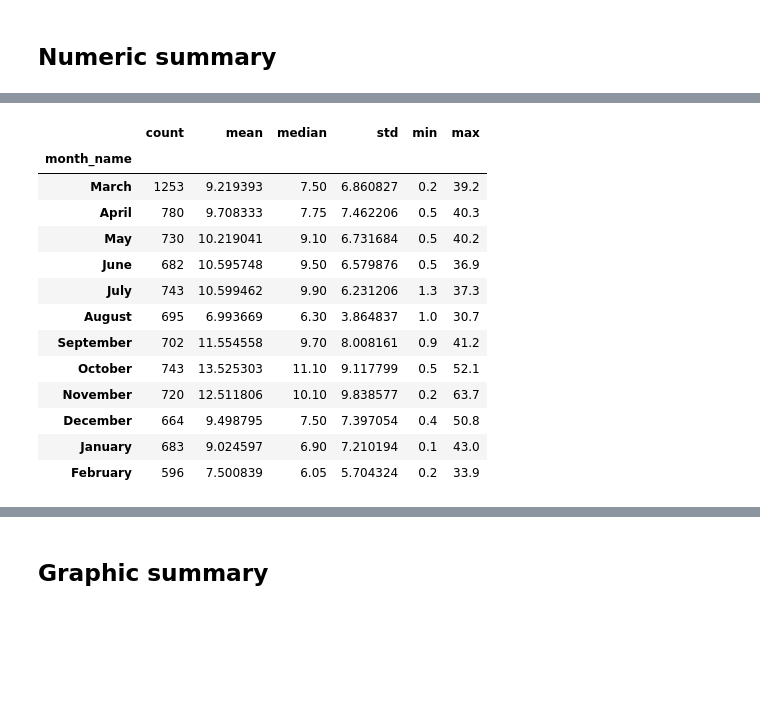
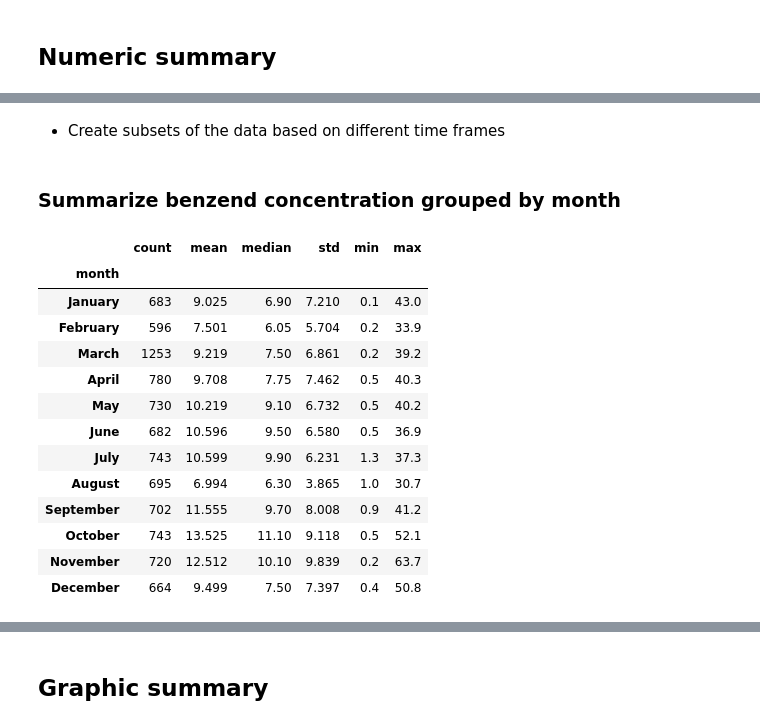
Before and after one commit to bingxiaochen/ST-554-Project1, a Jupyter notebook: Task2/Project1_Task2_Hui.ipynb, the cells around one changed output, grey strips where cells are left out. Drawn from its saved outputs; the diff is of its cells as text; code cells hidden in the pictures; blank space fills up the shorter version.

```diff
--- a/Task2/Project1_Task2_Hui.ipynb
+++ b/Task2/Project1_Task2_Hui.ipynb
@@ -179,33 +195,37 @@ X_df["hour"] = X_df["datetime"].dt.hour                               # Extract
+# %% [markdown]
+- Create subsets of the data based on different time frames
 # %%
 # produce subset of the data grouped by different time frames
-ben_mon_stat = X_df.groupby("month_name", observed=True)["Ben"] \
+ben_mon_stat = X_df.groupby("month", observed=True)["Ben"] \
     .agg(["count", "mean", "median", "std", "min", "max"])              # Group Ben by month
 ben_week_stat = X_df.groupby("week")["Ben"] \
     .agg(["count", "mean", "median", "std", "min", "max"])              # Group Ben by week
-ben_weekday_stat = X_df.groupby("weekday_name", observed=True)["Ben"] \
+ben_weekday_stat = X_df.groupby("weekday", observed=True)["Ben"] \
     .agg(["count", "mean", "median", "std", "min", "max"])              # Group Ben by weekday
 ben_hour_stat = X_df.groupby("hour")["Ben"] \
     .agg(["count", "mean", "median", "std", "min", "max"])              # Group Ben by hours of a day
-T_hour_stat = X_df.groupby("hour")["T"] \
-    .agg(["count", "mean", "median", "std", "min", "max"])              # Group temperature by hours of a day
-RH_hour_stat = X_df.groupby("hour")["RH"] \
-    .agg(["count", "mean", "median", "std", "min", "max"])              # Group RH by hours of a day
+# T_hour_stat = X_df.groupby("hour")["T"] \
+#     .agg(["count", "mean", "median", "std", "min", "max"])              # Group temperature by hours of a day
+# RH_hour_stat = X_df.groupby("hour")["RH"] \
+#     .agg(["count", "mean", "median", "std", "min", "max"])              # Group RH by hours of a day
 ben_season_stat = X_df.groupby("season", observed=True)["Ben"] \
     .agg(["count", "mean", "median", "std", "min", "max"])              # group Ben by season
+# %% [markdown]
+### Summarize benzend concentration grouped by month
 # %%
-ben_mon_stat
+ben_mon_stat.round(3)
 # %% [output]
 |  | count | mean | median | std | min | max |
-| month_name |  |  |  |  |  |  |
-| March | 1253 | 9.219393 | 7.50 | 6.860827 | 0.2 | 39.2 |
-| April | 780 | 9.708333 | 7.75 | 7.462206 | 0.5 | 40.3 |
-| May | 730 | 10.219041 | 9.10 | 6.731684 | 0.5 | 40.2 |
-| June | 682 | 10.595748 | 9.50 | 6.579876 | 0.5 | 36.9 |
-| July | 743 | 10.599462 | 9.90 | 6.231206 | 1.3 | 37.3 |
-| August | 695 | 6.993669 | 6.30 | 3.864837 | 1.0 | 30.7 |
-| September | 702 | 11.554558 | 9.70 | 8.008161 | 0.9 | 41.2 |
-| October | 743 | 13.525303 | 11.10 | 9.117799 | 0.5 | 52.1 |
-| November | 720 | 12.511806 | 10.10 | 9.838577 | 0.2 | 63.7 |
-| December | 664 | 9.498795 | 7.50 | 7.397054 | 0.4 | 50.8 |
-| January | 683 | 9.024597 | 6.90 | 7.210194 | 0.1 | 43.0 |
-| February | 596 | 7.500839 | 6.05 | 5.704324 | 0.2 | 33.9 |
+| month |  |  |  |  |  |  |
+| January | 683 | 9.025 | 6.90 | 7.210 | 0.1 | 43.0 |
+| February | 596 | 7.501 | 6.05 | 5.704 | 0.2 | 33.9 |
+| March | 1253 | 9.219 | 7.50 | 6.861 | 0.2 | 39.2 |
+| April | 780 | 9.708 | 7.75 | 7.462 | 0.5 | 40.3 |
+| May | 730 | 10.219 | 9.10 | 6.732 | 0.5 | 40.2 |
+| June | 682 | 10.596 | 9.50 | 6.580 | 0.5 | 36.9 |
+| July | 743 | 10.599 | 9.90 | 6.231 | 1.3 | 37.3 |
+| August | 695 | 6.994 | 6.30 | 3.865 | 1.0 | 30.7 |
+| September | 702 | 11.555 | 9.70 | 8.008 | 0.9 | 41.2 |
+| October | 743 | 13.525 | 11.10 | 9.118 | 0.5 | 52.1 |
+| November | 720 | 12.512 | 10.10 | 9.839 | 0.2 | 63.7 |
+| December | 664 | 9.499 | 7.50 | 7.397 | 0.4 | 50.8 |
```
Also changed, not shown: parts of 61 cells of this notebook.
